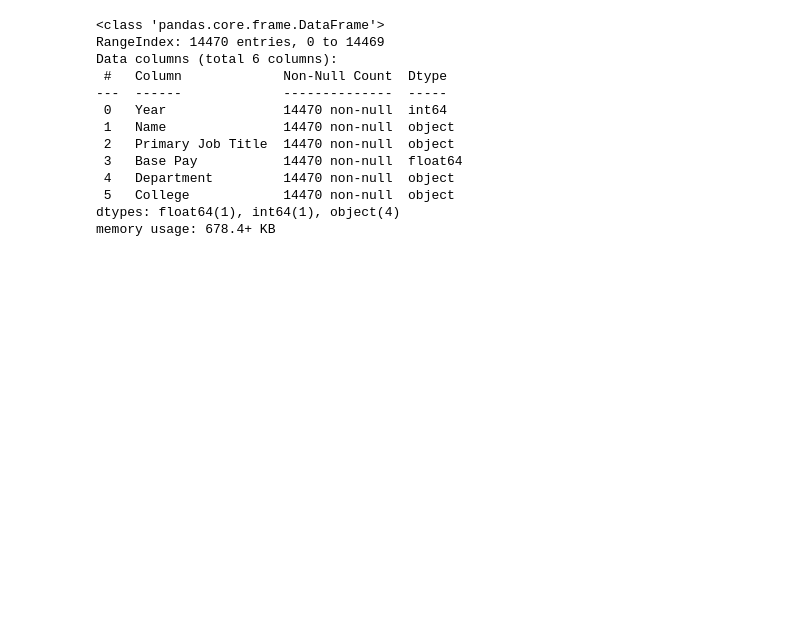
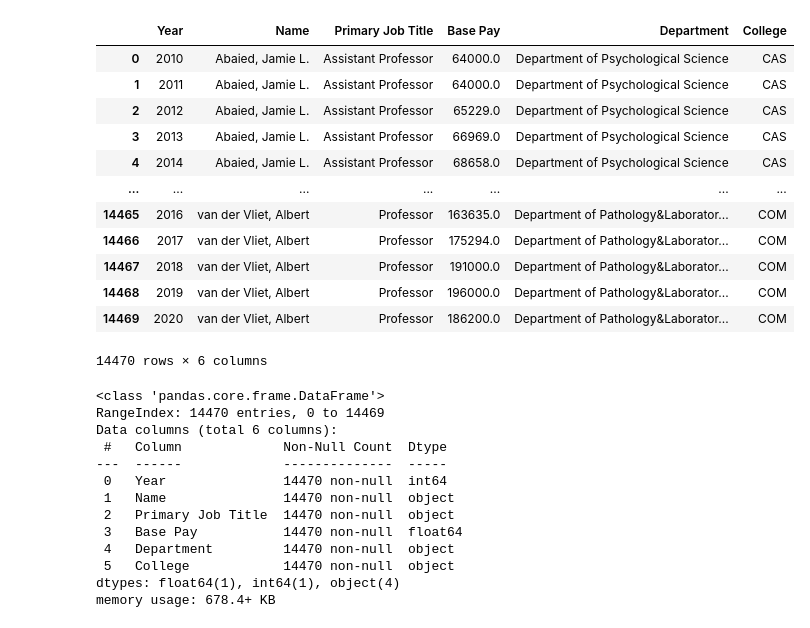
Before and after one commit to nVITTOadrianto/pdt-uas-no-1, a Jupyter notebook: UTS_PDT_No_1.ipynb, the cells around one changed output. Saved outputs shown, nothing was run; the diff lists cells and outputs as text; code cells hidden in the pictures; blank space fills up the shorter version.

Commit message:
removed csv added txt and xlsx

```diff
--- a/UTS_PDT_No_1.ipynb
+++ b/UTS_PDT_No_1.ipynb
@@ -1,5 +1,20 @@
 # %%
 import pandas as pd
 # %%
-df = pd.read_csv("https://raw.githubusercontent.com/nVITTOadrianto/pdt-uas-no-1/main/salaries_final.csv")
+df_xlsx = pd.read_excel("https://github.com/nVITTOadrianto/pdt-uts-no-1/raw/main/salaries_final.xlsx", engine='openpyxl')
+df_xlsx
+# %% [output]
+|  | Year | Name | Primary Job Title | Base Pay | Department | College |
+| 0 | 2010 | Abaied, Jamie L. | Assistant Professor | 64000.0 | Department of Psychological Science | CAS |
+| 1 | 2011 | Abaied, Jamie L. | Assistant Professor | 64000.0 | Department of Psychological Science | CAS |
+| 2 | 2012 | Abaied, Jamie L. | Assistant Professor | 65229.0 | Department of Psychological Science | CAS |
+| 3 | 2013 | Abaied, Jamie L. | Assistant Professor | 66969.0 | Department of Psychological Science | CAS |
+| 4 | 2014 | Abaied, Jamie L. | Assistant Professor | 68658.0 | Department of Psychological Science | CAS |
+| ... | ... | ... | ... | ... | ... | ... |
+| 14465 | 2016 | van der Vliet, Albert | Professor | 163635.0 | Department of Pathology&Laborator... | COM |
+| 14466 | 2017 | van der Vliet, Albert | Professor | 175294.0 | Department of Pathology&Laborator... | COM |
+| 14467 | 2018 | van der Vliet, Albert | Professor | 191000.0 | Department of Pathology&Laborator... | COM |
+| 14468 | 2019 | van der Vliet, Albert | Professor | 196000.0 | Department of Pathology&Laborator... | COM |
+| 14469 | 2020 | van der Vliet, Albert | Professor | 186200.0 | Department of Pathology&Laborator... | COM |
+14470 rows × 6 columns
 # %%
```
Also changed, not shown: parts of 5 cells of this notebook.
